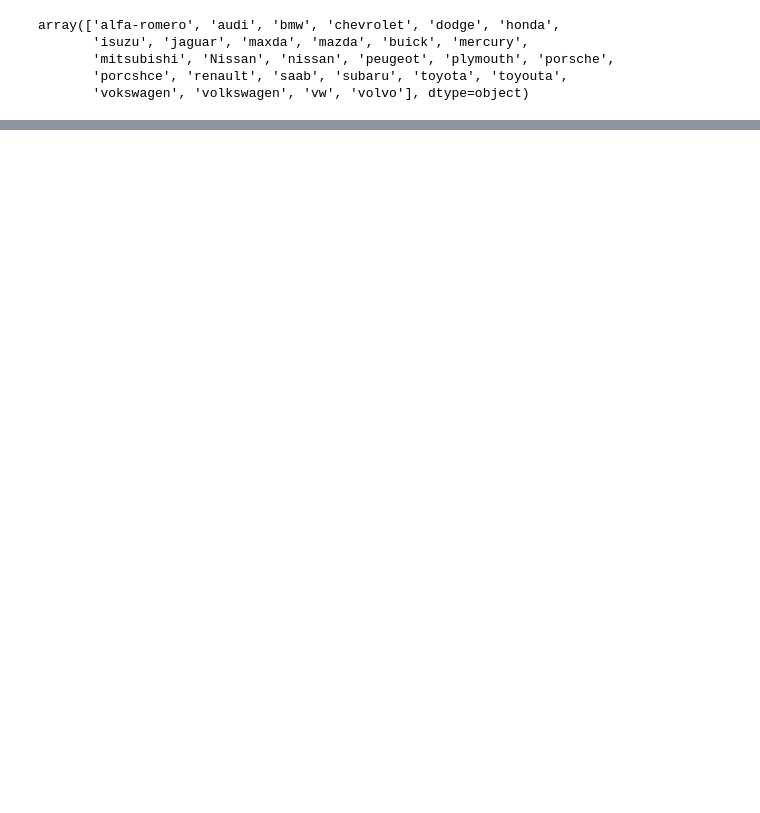
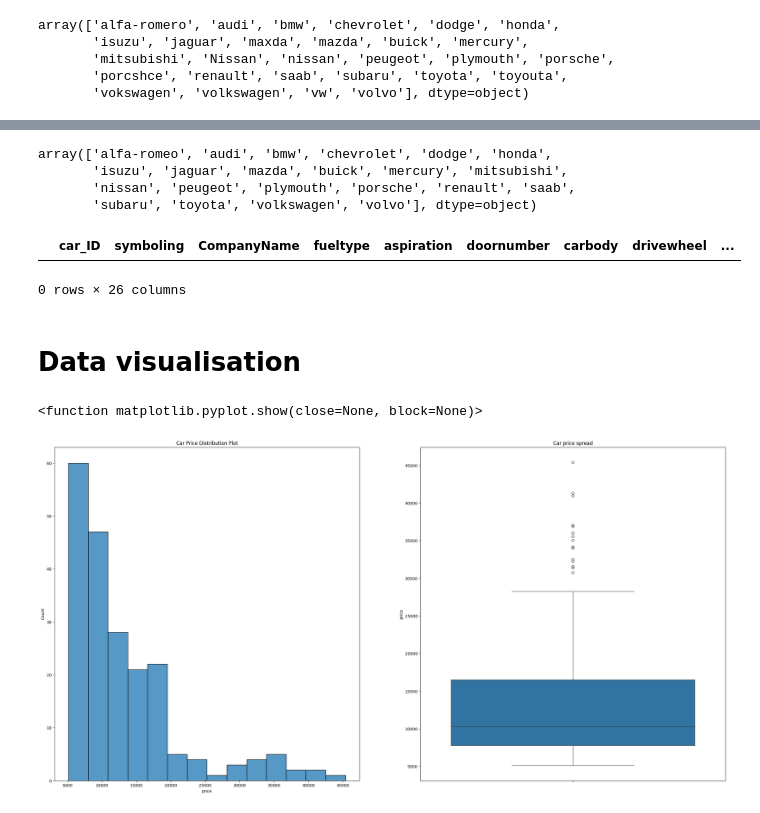
Before and after one commit to asa1997/CarPricePrediction, a Jupyter notebook: carpriceprediction.ipynb, the cells around one changed output, grey strips where cells are left out. Saved outputs shown, nothing was run; the diff lists cells and outputs as text; code cells hidden in the pictures; blank space fills up the shorter version.

```diff
--- a/carpriceprediction.ipynb
+++ b/carpriceprediction.ipynb
@@ -101,0 +97,38 @@ replaceName('porcshce', 'porsche')
+# %%
+data.CompanyName.unique()
+# %% [output]
+array(['alfa-romeo', 'audi', 'bmw', 'chevrolet', 'dodge', 'honda',
+       'isuzu', 'jaguar', 'mazda', 'buick', 'mercury', 'mitsubishi',
+       'nissan', 'peugeot', 'plymouth', 'porsche', 'renault', 'saab',
+       'subaru', 'toyota', 'volkswagen', 'volvo'], dtype=object)
+# %%
+# Check for duplicates
+
+# data.duplicated()
+data.loc[data.duplicated()]
+# %% [output]
+|  | car_ID | symboling | CompanyName | fueltype | aspiration | doornumber | carbody | drivewheel | ... |
+0 rows × 26 columns
+# %% [markdown]
+# Data visualisation
+# %%
+# Distributions
+
+plt.figure(figsize=(30, 15))
+
+plt.subplot(1, 2, 1)
+
+plt.title('Car Price Distribution Plot')
+
+sns.histplot(data.price)
+
+plt.subplot(1, 2, 2)
+
+plt.title('Car price spread')
+
+sns.boxplot(y=data.price)
+
+plt.show
+# %% [output]
+<function matplotlib.pyplot.show(close=None, block=None)>
+[figure, added]
```
Also changed, not shown: parts of 3 cells of this notebook.
